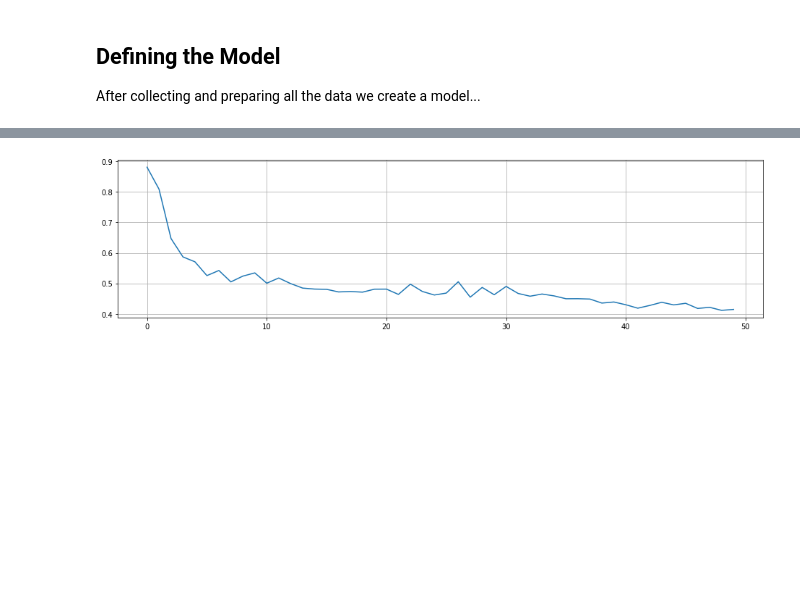
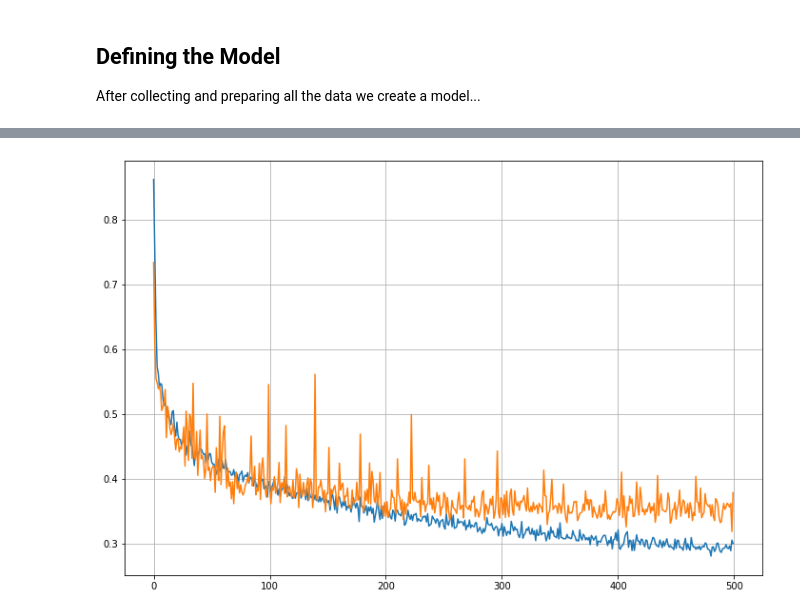
Before and after one commit to OldFella/ashrae-energy-prediction, a Jupyter notebook: energy_consumption.ipynb, the cells around one changed output, grey strips where cells are left out. Saved outputs shown, nothing was run; the diff lists cells and outputs as text; code cells hidden in the pictures; blank space fills up the shorter version.

Commit message:
use custom model with added attention

```diff
--- a/energy_consumption.ipynb
+++ b/energy_consumption.ipynb
@@ -143,4 +210,4 @@ def pick_samples(num_buildings = 1, start_range = (0,10), offset = 0):
 # %%
-x_train, y_train = pick_samples(40, start_range = (0,300), offset=200)
-x_val, y_val = pick_samples(8, start_range= (0,300), offset = 240)
+x_train, y_train = pick_samples(50, start_range = (0,1000), offset=200)
+x_val, y_val = pick_samples(10, start_range= (0,1000), offset = 250)
 # %% [output]
@@ -255,9 +382,9 @@ model.compile(optimizer=tf.keras.optimizers.RMSprop(clipvalue=1.0),loss='mae')
 # %%
 EVALUATION_INTERVAL = 100
-EPOCHS = 50
+EPOCHS = 500
 
 
-history = model.fit(train_data, epochs=EPOCHS,
+history = model2.fit(train_data, epochs=EPOCHS,
                                           steps_per_epoch=EVALUATION_INTERVAL,
                                           validation_data=val_data,
                                           validation_steps=50
@@ -308,7 +441,9 @@ for x, y in val_data.take(4):
 # %%
 # print(history.history['val_loss'])
-# plt.plot(history.history['loss'])
+mpl.rcParams['figure.figsize'] = (12, 8)
+
+plt.plot(history.history['loss'])
 plt.plot(history.history['val_loss'])
 plt.show()
 # %% [output]
-[figure, old version]
+[figure, new version]
```
Also changed, not shown: parts of 11 cells of this notebook.
